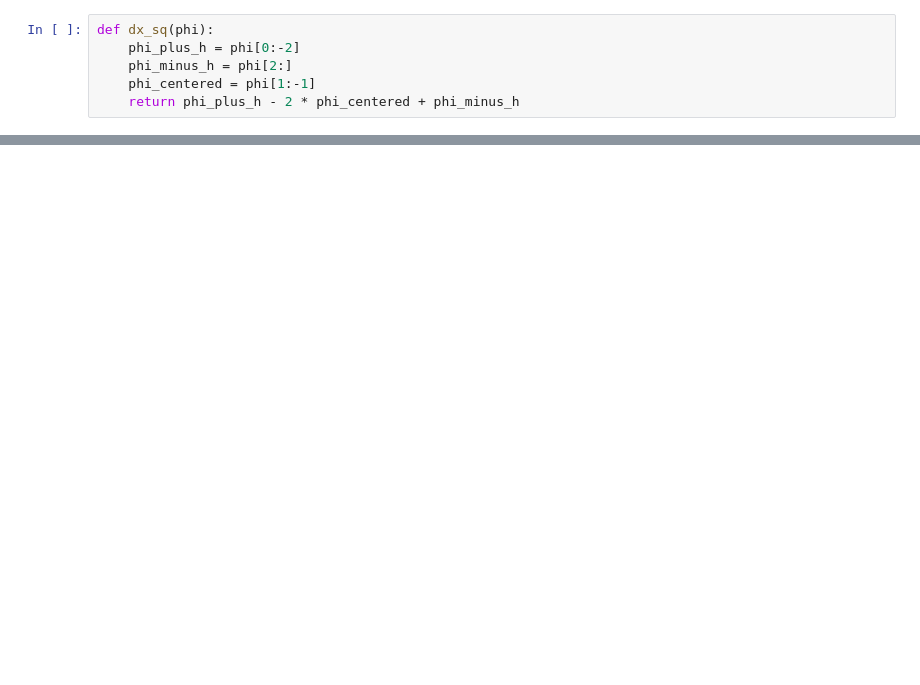
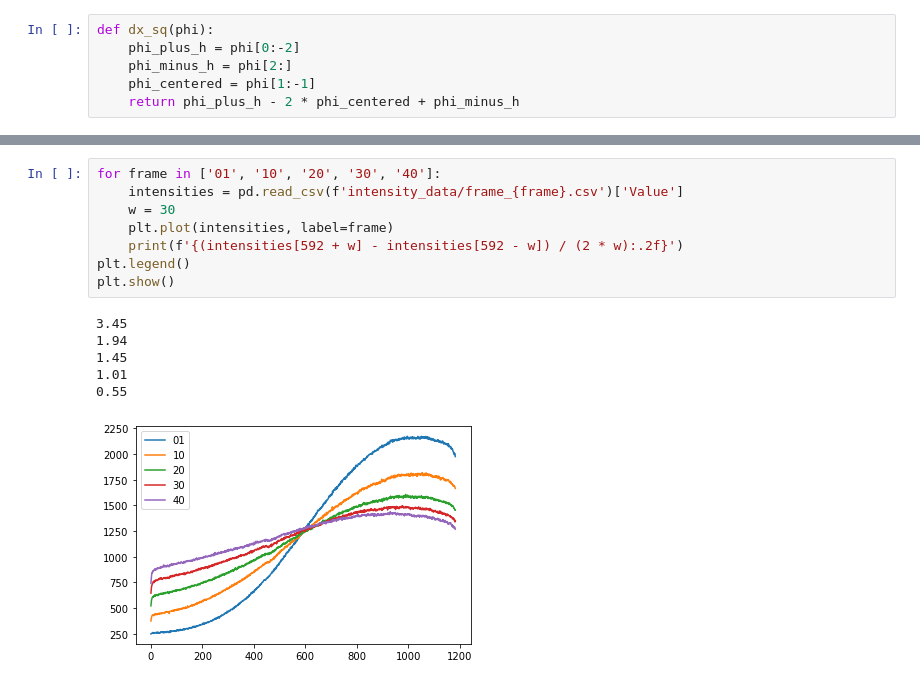
Before and after one commit to brandonhieunguyen/129L_project, a Jupyter notebook: main.ipynb, the cells around one changed output, grey strips where cells are left out. Drawn from its saved outputs; the diff is of its cells as text; blank space fills up the shorter version.

```diff
--- a/main.ipynb
+++ b/main.ipynb
@@ -101,0 +93,15 @@ plt.show()
+# %%
+for frame in ['01', '10', '20', '30', '40']:
+    intensities = pd.read_csv(f'intensity_data/frame_{frame}.csv')['Value']
+    w = 30
+    plt.plot(intensities, label=frame)
+    print(f'{(intensities[592 + w] - intensities[592 - w]) / (2 * w):.2f}')
+plt.legend()
+plt.show()
+# %% [output]
+3.45
+1.94
+1.45
+1.01
+0.55
+[figure, added]
```
Also changed, not shown: parts of 9 cells of this notebook.
